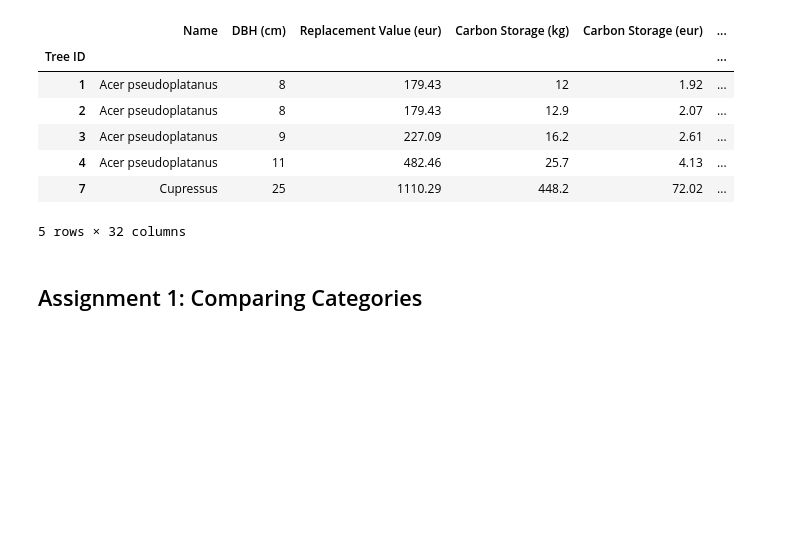
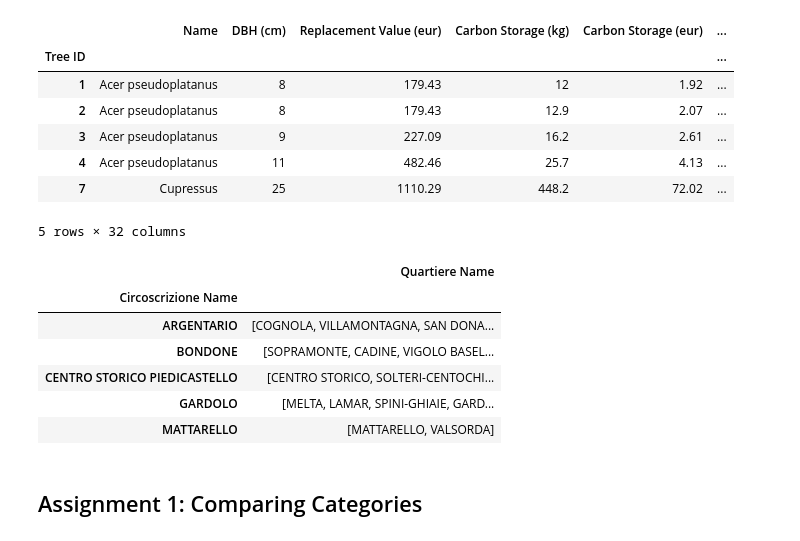
Before and after one commit to DataViz-Group3/DataViz-Group3, a Jupyter notebook: src/preprocessing.ipynb, the cells around one changed output. Cells and saved outputs as stored; diff of their text form; code cells hidden in the pictures; blank space fills up the shorter version.

```diff
--- a/src/preprocessing.ipynb
+++ b/src/preprocessing.ipynb
@@ -101,6 +103,14 @@ df_tree_circo_poli.to_csv('../data_clean/trees_located.csv')
 # %%
 df_circo_poli = df_tree_circo_poli.groupby(['Circoscrizione Name'])[['Quartiere Name']]\
                                 .agg(['unique'])['Quartiere Name']\
                                 .rename({'unique': 'Quartiere Name'}, axis=1)
 
-df_circo_poli.to_json('../data_clean/circo_poli.json')
+df_circo_poli.head()
+# %% [output]
+|  | Quartiere Name |
+| Circoscrizione Name |  |
+| ARGENTARIO | [COGNOLA, VILLAMONTAGNA, SAN DONA... |
+| BONDONE | [SOPRAMONTE, CADINE, VIGOLO BASEL... |
+| CENTRO STORICO PIEDICASTELLO | [CENTRO STORICO, SOLTERI-CENTOCHI... |
+| GARDOLO | [MELTA, LAMAR, SPINI-GHIAIE, GARD... |
+| MATTARELLO | [MATTARELLO, VALSORDA] |
```
Also changed, not shown: parts of 11 cells of this notebook, 5 other files.
